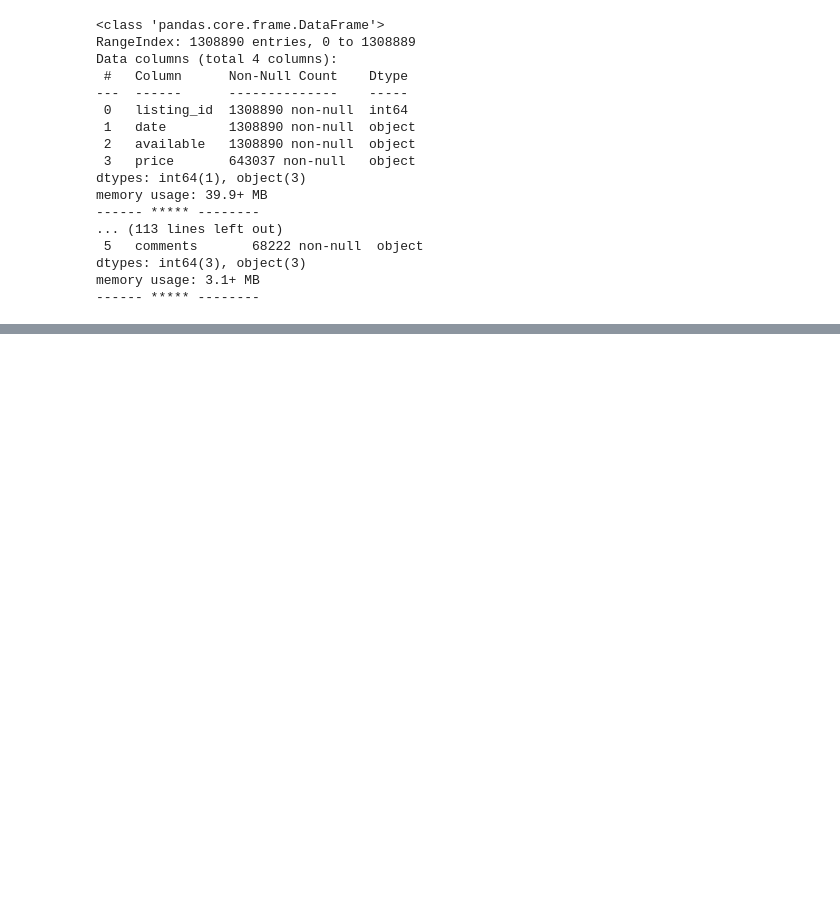
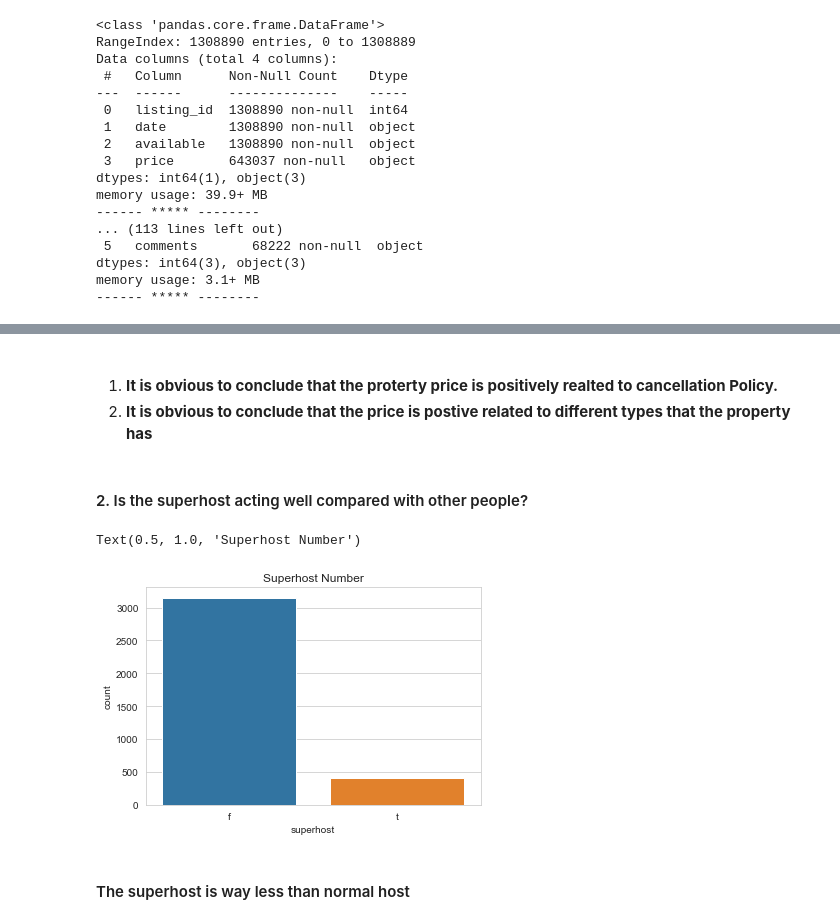
Before and after one commit to williswangy/data_science_project1_housing_predict, a Jupyter notebook: boston_housing.ipynb, the cells around one changed output, grey strips where cells are left out. Drawn from its saved outputs; the diff is of its cells as text; code cells hidden in the pictures; blank space fills up the shorter version.

```diff
--- a/boston_housing.ipynb
+++ b/boston_housing.ipynb
@@ -85,0 +341,13 @@ cat_df.shape[1]
+# %% [markdown]
+####
+1. **It is obvious to conclude that the proterty price is positively realted to cancellation Policy.**
+2. **It is obvious to conclude that the price is postive related to different types that the property has**
+# %% [markdown]
+#### 2. Is the superhost acting well compared with other people?
+# %%
+sns.countplot(x="superhost", data=price_dataset).set_title("Superhost Number")
+# %% [output]
+Text(0.5, 1.0, 'Superhost Number')
+[figure, added]
+# %% [markdown]
+#### The superhost is way less than normal host
```
Also changed, not shown: parts of 35 cells of this notebook.
